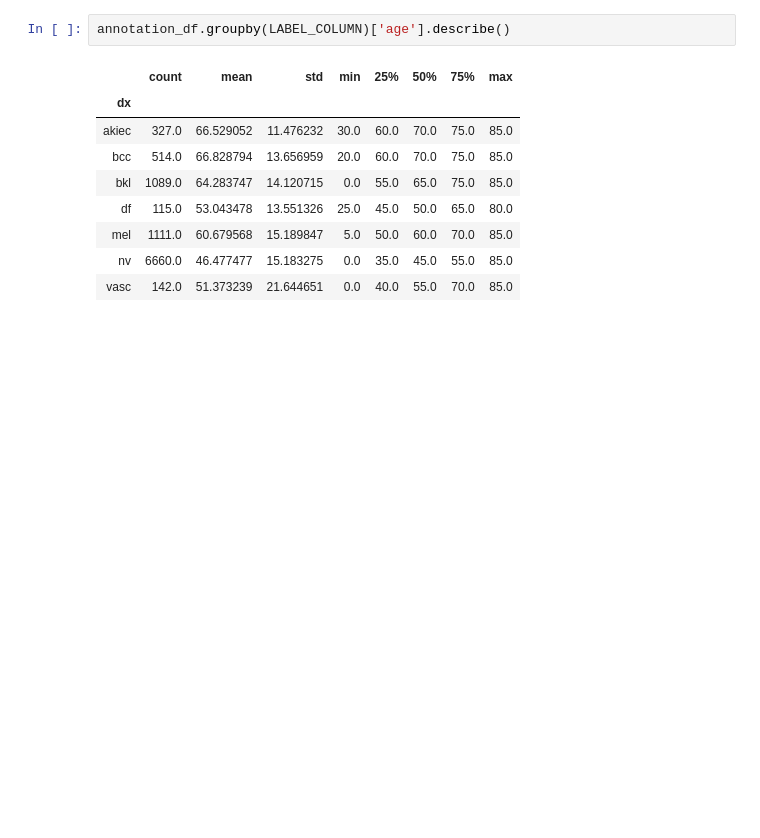
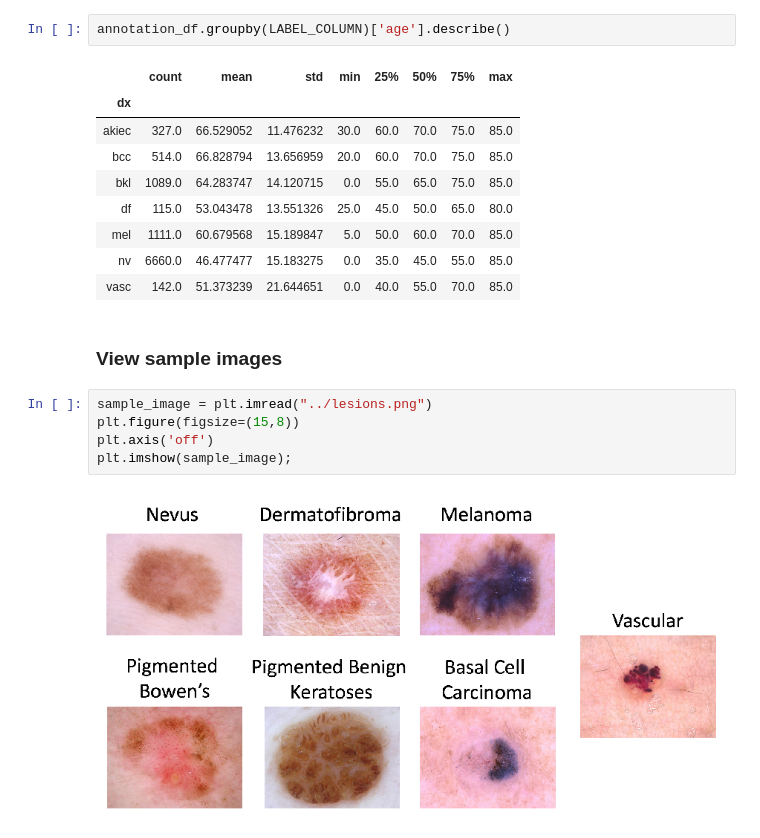
Before and after one commit to matteo-peltarion/classification-toolkit, a Jupyter notebook: notebooks/data_exploration.ipynb, the cells around one changed output. Cells and saved outputs as stored; diff of their text form; blank space fills up the shorter version.

```diff
--- a/notebooks/data_exploration.ipynb
+++ b/notebooks/data_exploration.ipynb
@@ -47,3 +51,12 @@ annotation_df.groupby(LABEL_COLUMN)['age'].describe()
 | mel | 1111.0 | 60.679568 | 15.189847 | 5.0 | 50.0 | 60.0 | 70.0 | 85.0 |
 | nv | 6660.0 | 46.477477 | 15.183275 | 0.0 | 35.0 | 45.0 | 55.0 | 85.0 |
 | vasc | 142.0 | 51.373239 | 21.644651 | 0.0 | 40.0 | 55.0 | 70.0 | 85.0 |
+# %% [markdown]
+### View sample images
+# %%
+sample_image = plt.imread("../lesions.png")
+plt.figure(figsize=(15,8))
+plt.axis('off')
+plt.imshow(sample_image);
+# %% [output]
+[figure, added]
```
Also changed, not shown: parts of 1 cell of this notebook, 2 other files.
